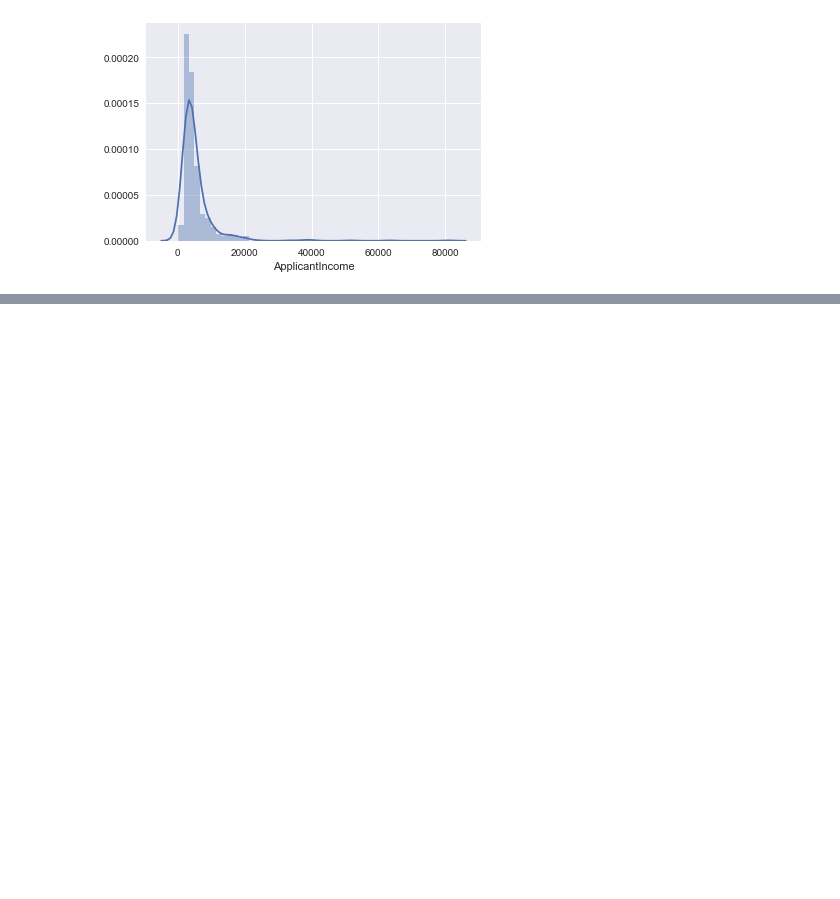
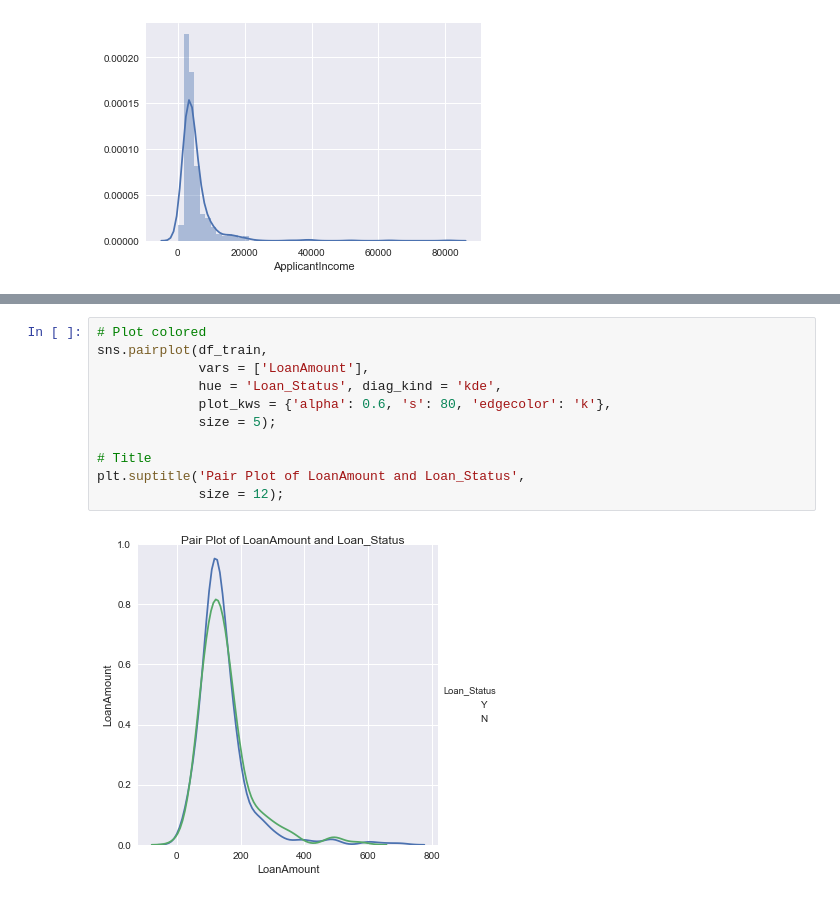
Before and after one commit to segunadelowo/loan-prediciton, a Jupyter notebook: develop/2018-08-26-SA-first-analysis.ipynb, the cells around one changed output, grey strips where cells are left out. Saved outputs shown, nothing was run; the diff lists cells and outputs as text; blank space fills up the shorter version.

```diff
--- a/develop/2018-08-26-SA-first-analysis.ipynb
+++ b/develop/2018-08-26-SA-first-analysis.ipynb
@@ -317,0 +346,13 @@ plt.suptitle('Pair Plot of ApplicantIncome and Loan_Status',
+# %%
+# Plot colored
+sns.pairplot(df_train,
+             vars = ['LoanAmount'],
+             hue = 'Loan_Status', diag_kind = 'kde',
+             plot_kws = {'alpha': 0.6, 's': 80, 'edgecolor': 'k'},
+             size = 5);
+
+# Title
+plt.suptitle('Pair Plot of LoanAmount and Loan_Status',
+             size = 12);
+# %% [output]
+[figure, added]
```
Also changed, not shown: parts of 26 cells of this notebook.
